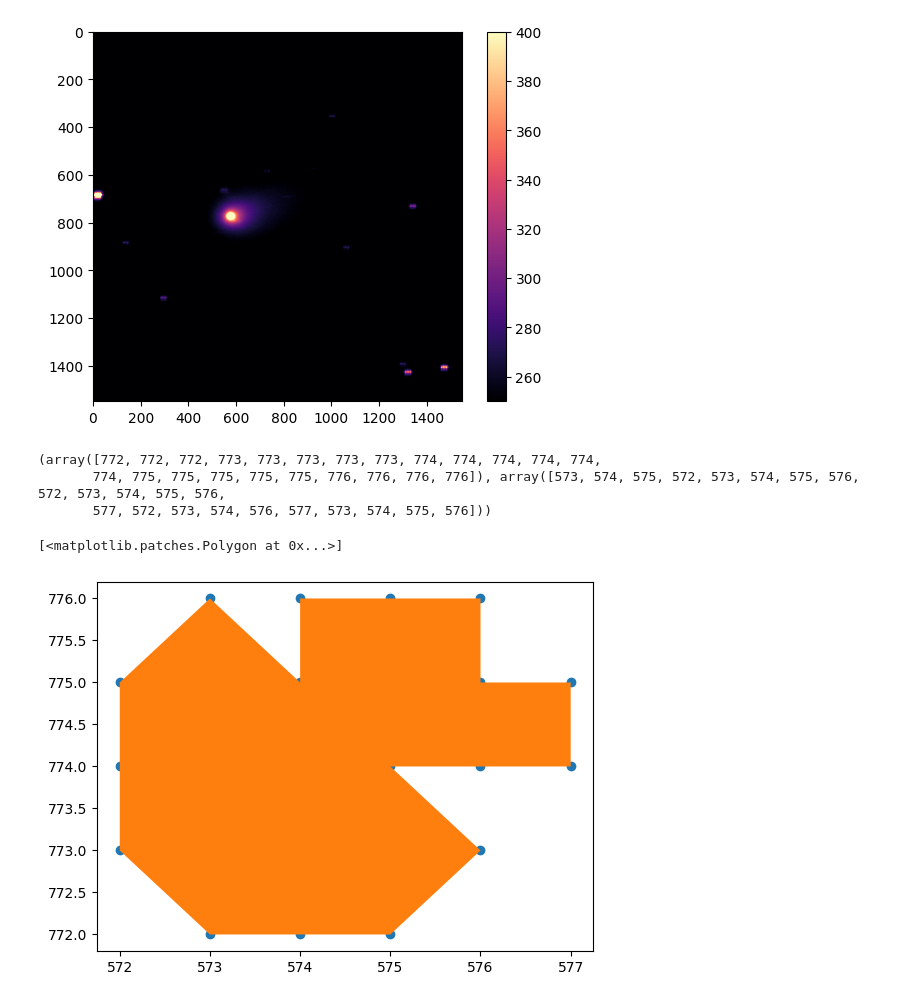
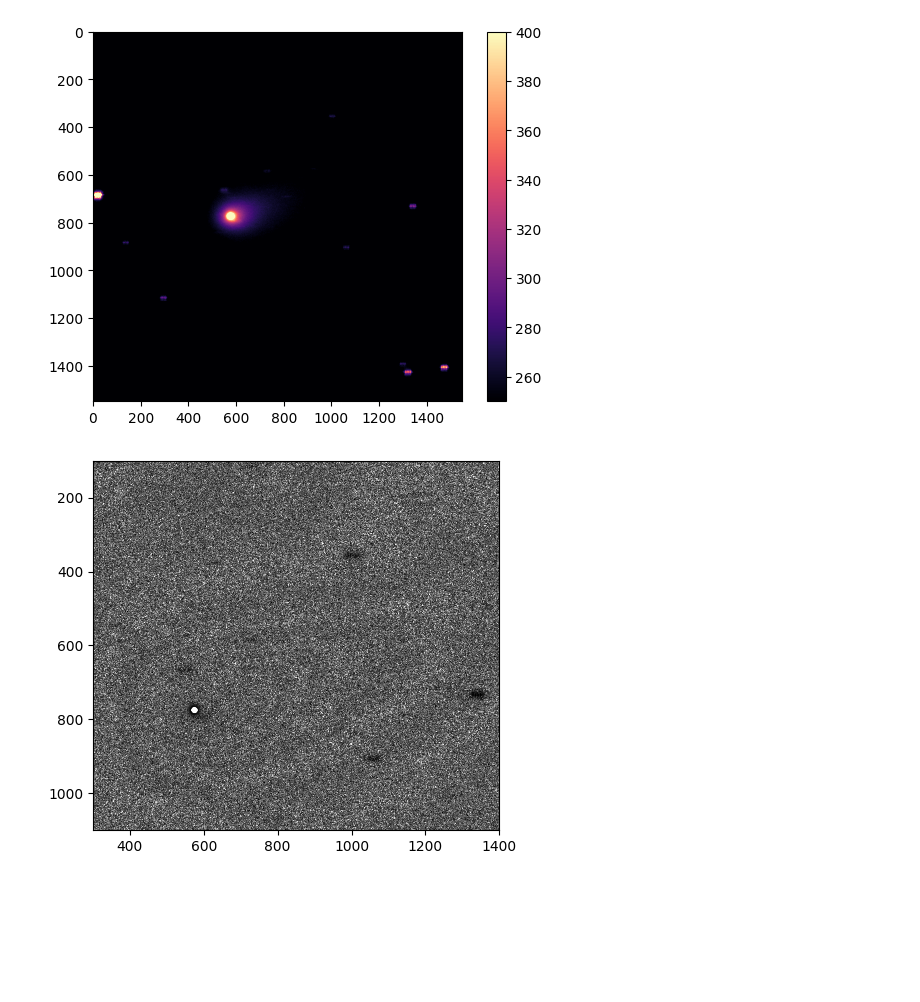
Before and after one commit to daraghhollman/Comet62P-Tsuchinshan, a Jupyter notebook: Scripts/isophotes.ipynb, the cells around one changed output. Saved outputs shown, nothing was run; the diff lists cells and outputs as text; code cells hidden in the pictures; blank space fills up the shorter version.

Commit message:
Added isophote plotting, need to fix background subtraction

```diff
--- a/Scripts/isophotes.ipynb
+++ b/Scripts/isophotes.ipynb
@@ -14,50 +14,12 @@ plt.colorbar()
 # %% [output]
 <matplotlib.colorbar.Colorbar at 0x...>
 [figure]
-# %%
-stepSize =  1000
-
-upperThreshold = np.max(image)
-lowerThreshold = np.max(image) - stepSize
-
-if lowerThreshold < np.min(image):
-    lowerThreshold = np.min(image)
-
-thresholdIndices = np.where((image > lowerThreshold)  & (image < upperThreshold))
-
-print(thresholdIndices)
-plt.scatter(thresholdIndices[1], thresholdIndices[0])
-
-points = []
-for x, y in zip(thresholdIndices[1], thresholdIndices[0]):
-    points.append((x,y))
-
-edgePoints = []
-for point in points:
-    directions = [(0,1), (1,0), (0,-1), (-1, 0)]
-
-    for direction in directions:
-        testPoint = (point[0] + direction[0], point[1] + direction[1])
-
-        # Check if point is on edge
-        if testPoint not in points:
-            edgePoints.append(point)
-            break
-
-from scipy.spatial import ConvexHull
-edgePoints = np.array(edgePoints)
-
-#hull = ConvexHull(points)
-
-order = np.argsort(np.arctan2(edgePoints[:,1] - edgePoints[:,1].mean(), edgePoints[:,0] - edgePoints[:,0].mean()))
-
-#plt.scatter(edgePoints[:,0], edgePoints[:,1])
-#plt.fill(edgePoints[:,0], edgePoints[:,1])
-#plt.fill(edgePoints[hull.vertices, 0], edgePoints[hull.vertices, 1])
-plt.fill(edgePoints[:,0][order], edgePoints[:,1][order])
-# %% [output]
-(array([772, 772, 772, 773, 773, 773, 773, 773, 774, 774, 774, 774, 774,
-       774, 775, 775, 775, 775, 775, 776, 776, 776, 776]), array([573, 574, 575, 572, 573, 574, 575, 576, 572, 573, 574, 575, 576,
-       577, 572, 573, 574, 576, 577, 573, 574, 575, 576]))
-[<matplotlib.patches.Polygon at 0x...>]
-[figure, removed]
+# %%
+fig, ax = plt.subplots()
+
+ax.contour(image, levels=np.linspace(200, 500, 50), linewidths=0.2, colors="black")
+ax.set_xlim(300, 1400)
+ax.set_ylim(1100, 100)
+ax.set_aspect("equal")
+# %% [output]
+[figure, added]
```
Also changed, not shown: parts of 2 cells of this notebook.
